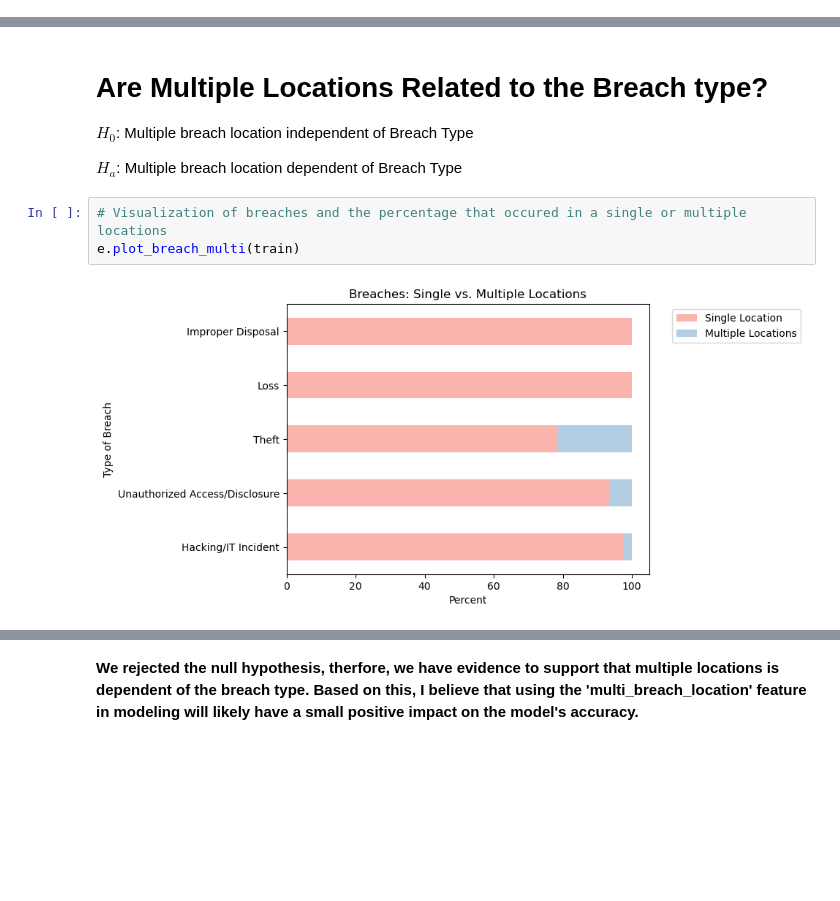
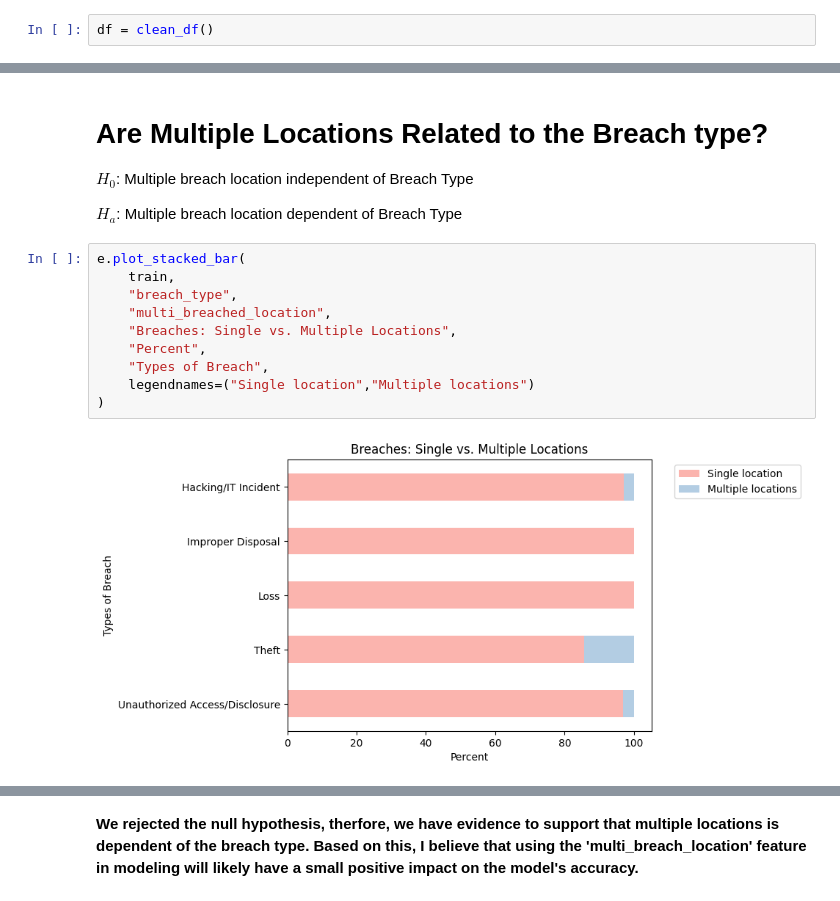
Before and after one commit to Keila-Camarillo/healthcare_breach, a Jupyter notebook: final_report.ipynb, the cells around one changed output, grey strips where cells are left out. Drawn from its saved outputs; the diff is of its cells as text; blank space fills up the shorter version.

Commit message:
added function for creating stacke dbar charts

```diff
--- a/final_report.ipynb
+++ b/final_report.ipynb
@@ -71,3 +141,5 @@ df = w.clean_df()
+# %%
+df = clean_df()
 # %%
 # split data
 train, validate, test = w.split_data(df)
@@ -133,10 +255,17 @@ $H_0$: Multiple breach location independent of Breach Type
 
 $H_a$: Multiple breach location dependent of Breach Type
 # %%
-# Visualization of breaches and the percentage that occured in a single or multiple locations
-e.plot_breach_multi(train)
+e.plot_stacked_bar(
+    train,
+    "breach_type",
+    "multi_breached_location",
+    "Breaches: Single vs. Multiple Locations",
+    "Percent",
+    "Types of Breach",
+    legendnames=("Single location","Multiple locations")
+)
 # %% [output]
-[figure, old version]
+[figure, new version]
 # %%
 e.cross_function(train, "location", "breach_type")
 # %% [output]
```
Also changed, not shown: parts of 17 cells of this notebook, 1 other file.
